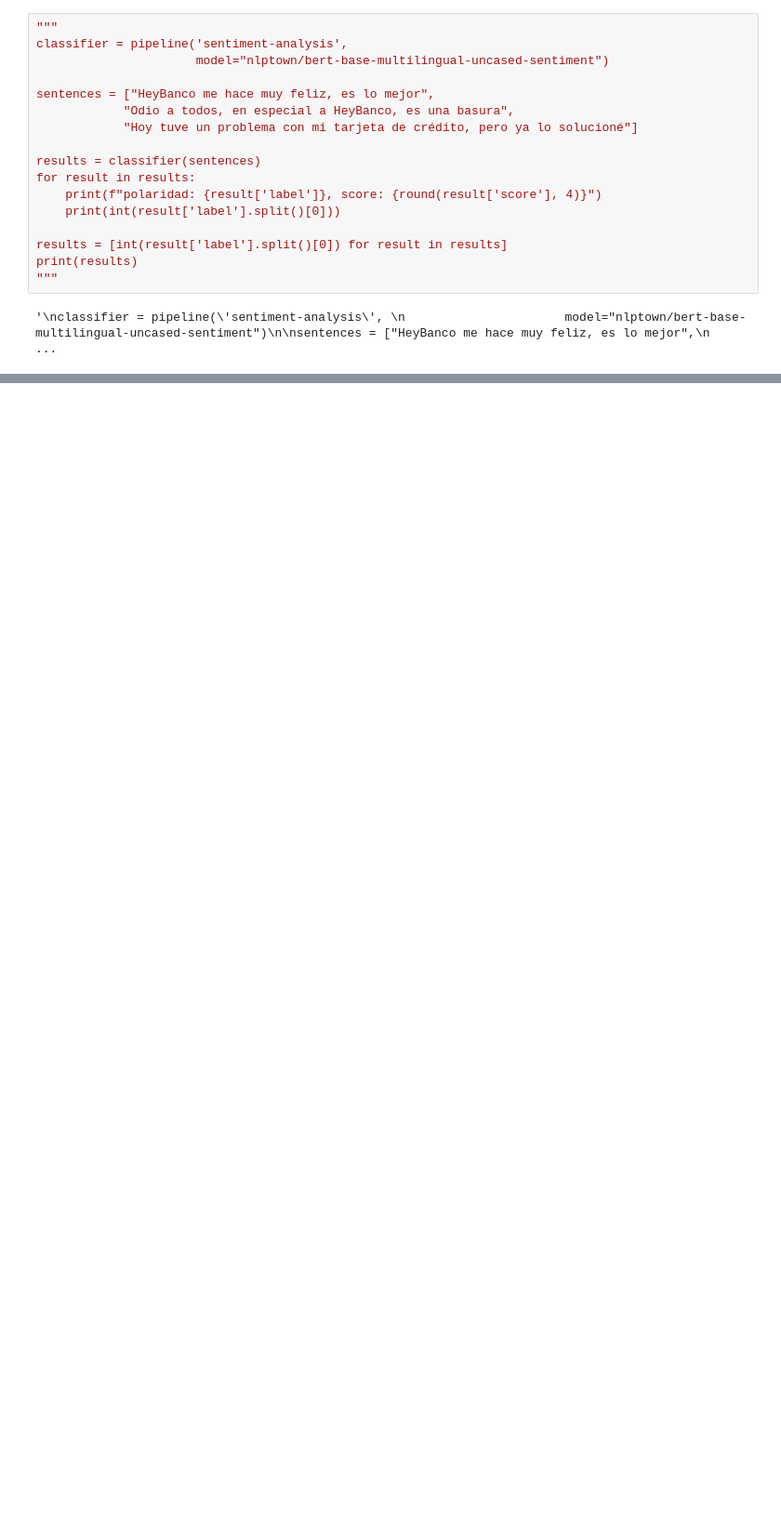
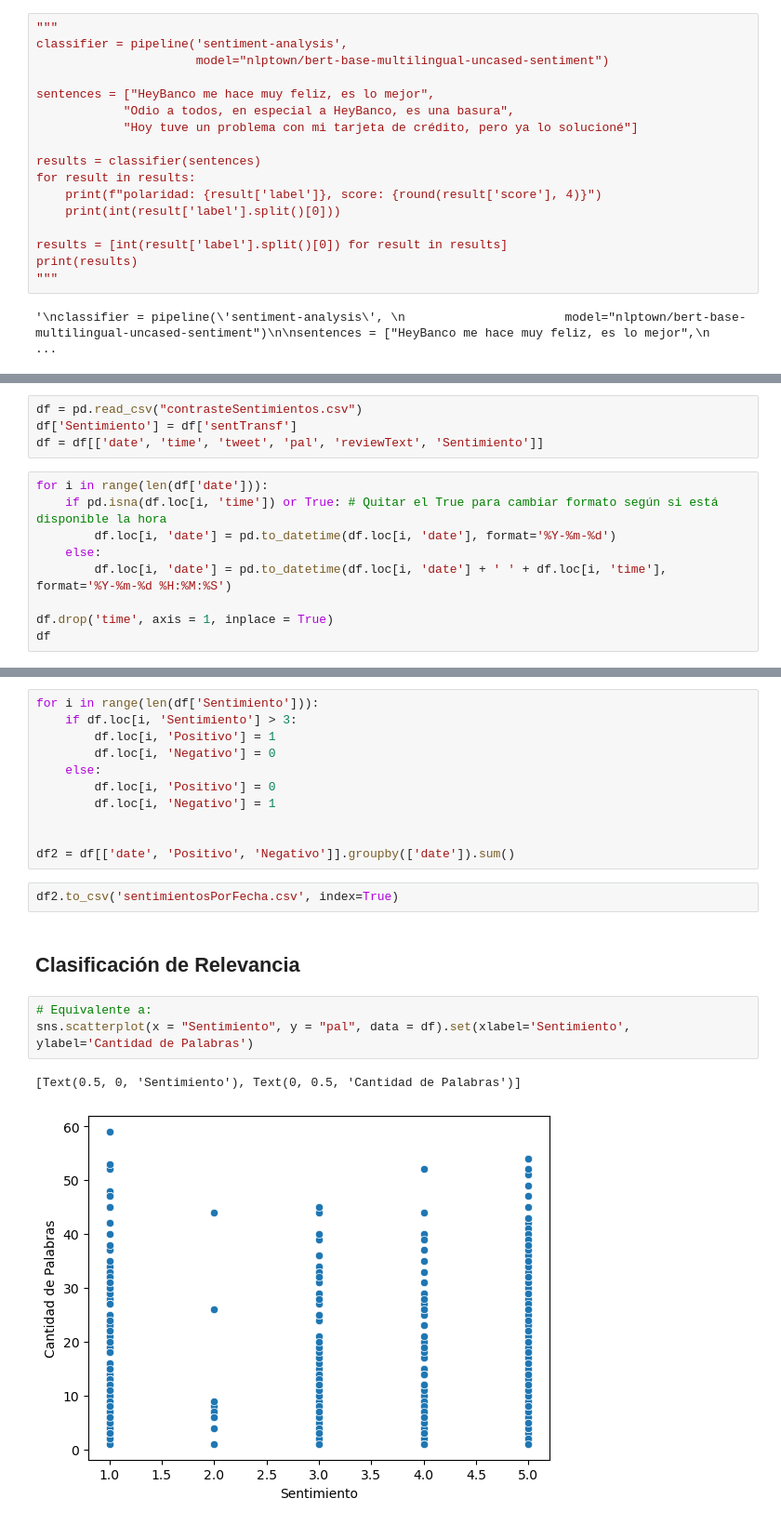
Before and after one commit to DEV-KONO/Los-sombreros-de-python, a Jupyter notebook: sentiment_analysis.ipynb, the cells around one changed output, grey strips where cells are left out. Shown: that part at 93% size. Saved outputs shown, nothing was run; the diff lists cells and outputs as text; blank space fills up the shorter version.

```diff
--- a/sentiment_analysis.ipynb
+++ b/sentiment_analysis.ipynb
@@ -284,0 +330,13 @@ df.to_csv('sentimiento.csv', index=False)
+# %%
+df = pd.read_csv("contrasteSentimientos.csv")
+df['Sentimiento'] = df['sentTransf']
+df = df[['date', 'time', 'tweet', 'pal', 'reviewText', 'Sentimiento']]
+# %%
+for i in range(len(df['date'])):
+    if pd.isna(df.loc[i, 'time']) or True: # Quitar el True para cambiar formato según si está disponible la hora
+        df.loc[i, 'date'] = pd.to_datetime(df.loc[i, 'date'], format='%Y-%m-%d')
+    else:
+        df.loc[i, 'date'] = pd.to_datetime(df.loc[i, 'date'] + ' ' + df.loc[i, 'time'], format='%Y-%m-%d %H:%M:%S')
+
+df.drop('time', axis = 1, inplace = True)
+df
@@ -284,0 +372,21 @@ df.to_csv('sentimiento.csv', index=False)
+# %%
+for i in range(len(df['Sentimiento'])):
+    if df.loc[i, 'Sentimiento'] > 3:
+        df.loc[i, 'Positivo'] = 1
+        df.loc[i, 'Negativo'] = 0
+    else:
+        df.loc[i, 'Positivo'] = 0
+        df.loc[i, 'Negativo'] = 1
+
+
+df2 = df[['date', 'Positivo', 'Negativo']].groupby(['date']).sum()
+# %%
+df2.to_csv('sentimientosPorFecha.csv', index=True)
+# %% [markdown]
+## Clasificación de Relevancia
+# %%
+# Equivalente a:
+sns.scatterplot(x = "Sentimiento", y = "pal", data = df).set(xlabel='Sentimiento', ylabel='Cantidad de Palabras')
+# %% [output]
+[Text(0.5, 0, 'Sentimiento'), Text(0, 0.5, 'Cantidad de Palabras')]
+[figure, added]
```
Also changed, not shown: parts of 27 cells of this notebook.
